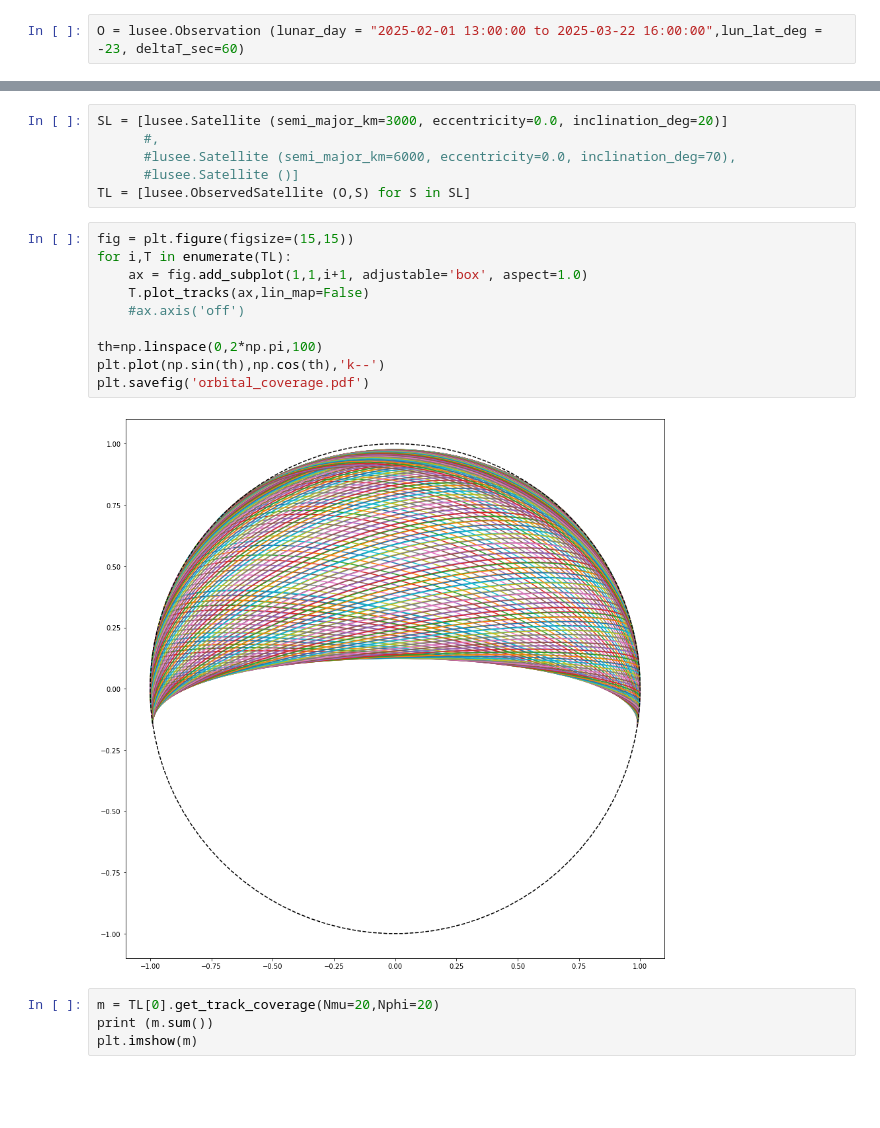
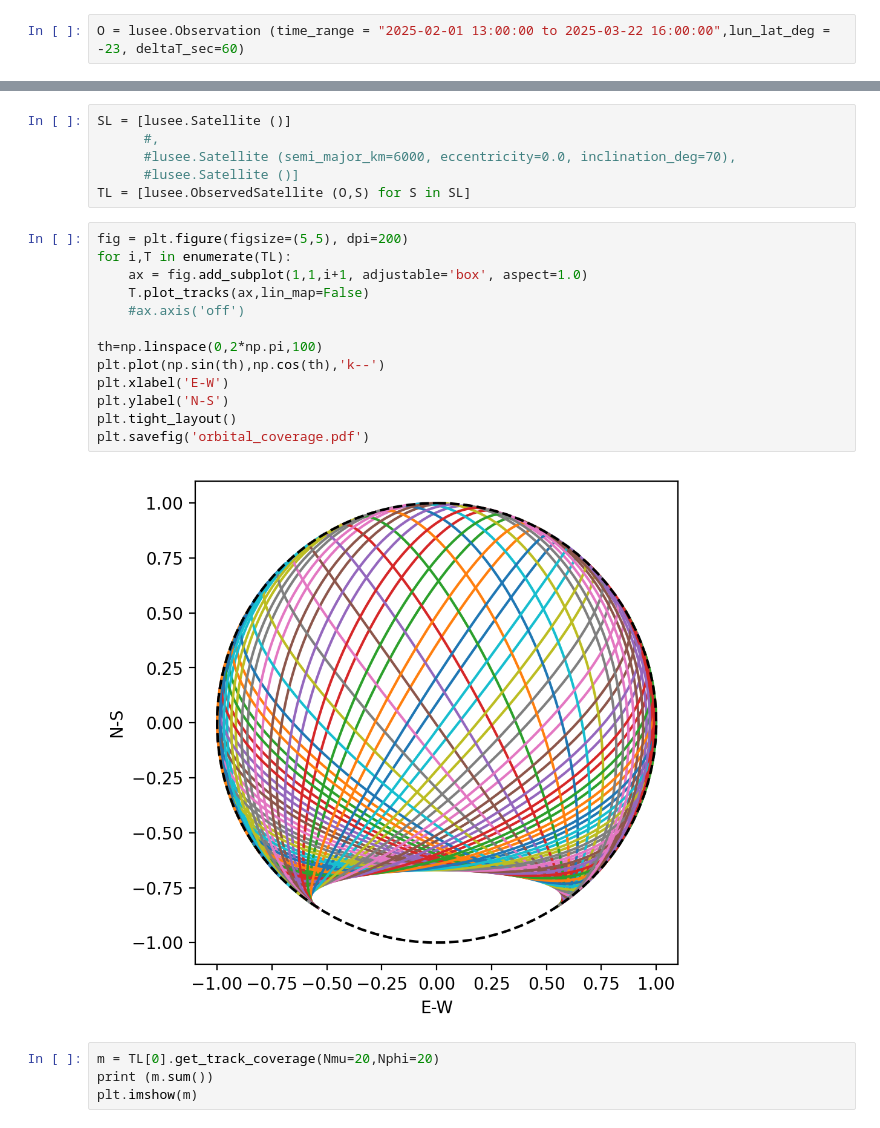
Before and after one commit to lusee-night/notebooks, a Jupyter notebook: calibrator/orbit_sens.ipynb, the cells around one changed output, grey strips where cells are left out. Cells and saved outputs as stored; diff of their text form; blank space fills up the shorter version.

```diff
--- a/calibrator/orbit_sens.ipynb
+++ b/calibrator/orbit_sens.ipynb
@@ -7,2 +11,2 @@ import lusee
 # %%
-O = lusee.Observation (lunar_day = "2025-02-01 13:00:00 to 2025-03-22 16:00:00",lun_lat_deg = -23, deltaT_sec=60)
+O = lusee.Observation (time_range = "2025-02-01 13:00:00 to 2025-03-22 16:00:00",lun_lat_deg = -23, deltaT_sec=60)
@@ -9,21 +15,24 @@ O = lusee.Observation (lunar_day = "2025-02-01 13:00:00 to 2025-03-22 16:00:00",
 # %%
-SL = [lusee.Satellite (semi_major_km=3000, eccentricity=0.0, inclination_deg=20)]
+SL = [lusee.Satellite ()]
       #,
       #lusee.Satellite (semi_major_km=6000, eccentricity=0.0, inclination_deg=70),
       #lusee.Satellite ()]
 TL = [lusee.ObservedSatellite (O,S) for S in SL]
 # %%
-fig = plt.figure(figsize=(15,15))
+fig = plt.figure(figsize=(5,5), dpi=200)
 for i,T in enumerate(TL):
     ax = fig.add_subplot(1,1,i+1, adjustable='box', aspect=1.0)
     T.plot_tracks(ax,lin_map=False)
     #ax.axis('off')
 
 th=np.linspace(0,2*np.pi,100)
 plt.plot(np.sin(th),np.cos(th),'k--')
+plt.xlabel('E-W')
+plt.ylabel('N-S')
+plt.tight_layout()
 plt.savefig('orbital_coverage.pdf')
 # %% [output]
-[figure, old version]
+[figure, new version]
 # %%
 m = TL[0].get_track_coverage(Nmu=20,Nphi=20)
 print (m.sum())
```
Also changed, not shown: parts of 2 cells of this notebook, 3 other files.
